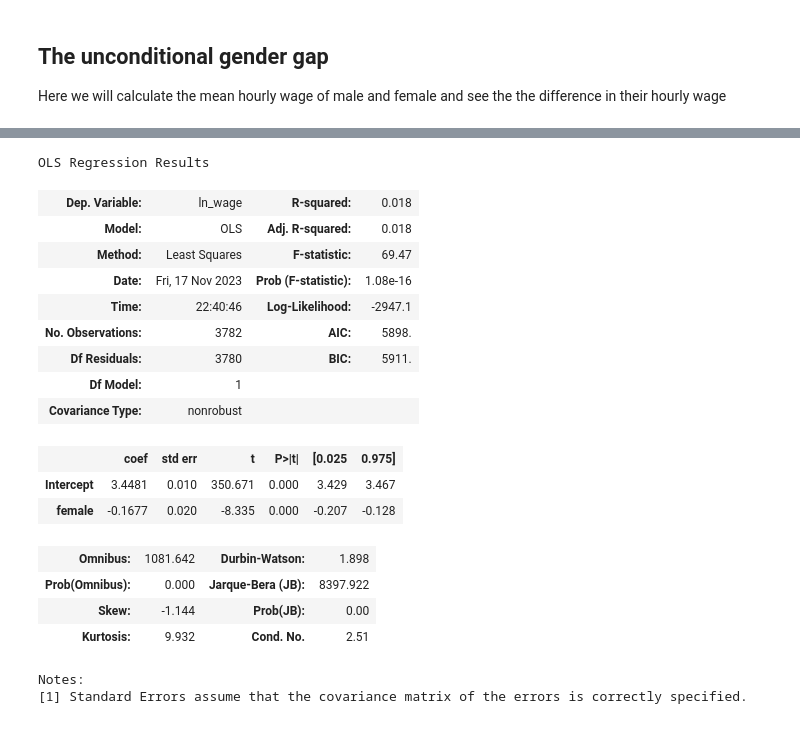
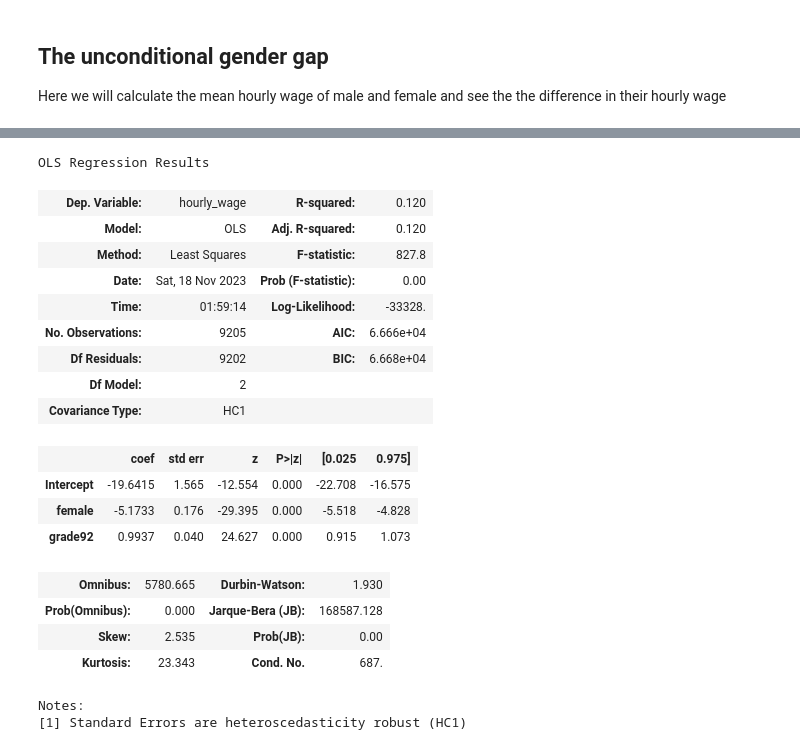
Before and after one commit to viethngn/CEU_MSc_BA_ECBS5142_Data_Analysis_2, a Jupyter notebook: assignment1/assignment1.ipynb, the cells around one changed output, grey strips where cells are left out. Drawn from its saved outputs; the diff is of its cells as text; code cells hidden in the pictures.

```diff
--- a/assignment1/assignment1.ipynb
+++ b/assignment1/assignment1.ipynb
@@ -60,8 +43,8 @@ all_df.head()
 5 rows × 23 columns
 # %%
 # Filter the data for occ2012 between 1010 and 1107
-comp_sample = all_df[(all_df['occ2012'] >= 1010) & (all_df['occ2012'] <= 1107)]
-
+# comp_sample = all_df[(all_df['occ2012'] >= 1010) & (all_df['occ2012'] <= 1107)]
+comp_sample = all_df[(all_df['occ2012'] >= 7700) & (all_df['occ2012'] <= 8965)]
 #drop the all_df
 del(all_df)
 # %%
@@ -115,6 +88,9 @@ edu_level_dict = {
     46: 'Doctorate degree'
 }
 comp_sample['edu_level'] = comp_sample['grade92'].map(edu_level_dict)
+# %%
+# Add the sex_text column for descriptive values
+comp_sample['sex_text'] = comp_sample['female'].apply(lambda x: '[1] female' if x == 1 else '[0] male')
 # %%
 # Add the ln_wage column
 comp_sample['ln_wage'] = np.log(comp_sample['hourly_wage'])
@@ -149,4 +170,9 @@ Unconditional gender wage gap between male and female: 4.764768926311845
 # %%
-comp_sample["female"] = comp_sample["female"].astype(int)  #from boolean to 0,1
-comp_sample["female"].value_counts()
+(
+    ggplot(comp_sample, aes(x='grade92', y='ln_wage')) +
+    geom_point(color=color[0]) +
+    geom_smooth(method='loess', color=color[1], se=False) +
+    labs(x="Education levels", y="ln(wage per hour)") +
+    theme_bw()
+)
 # %% [output]
@@ -157,23 +181,24 @@ Name: count, dtype: int64
 # %%
-reg1 = smf.ols(formula="ln_wage~female", data=comp_sample).fit()
+reg1 = smf.ols(formula="hourly_wage~female+grade92", data=comp_sample).fit(cov_type="HC1")
 reg1.summary()
 # %% [output]
 OLS Regression Results
-| Dep. Variable: | ln_wage | R-squared: | 0.018 |
-| Model: | OLS | Adj. R-squared: | 0.018 |
-| Method: | Least Squares | F-statistic: | 69.47 |
-| Date: | Fri, 17 Nov 2023 | Prob (F-statistic): | 1.08e-16 |
-| Time: | 22:40:46 | Log-Likelihood: | -2947.1 |
-| No. Observations: | 3782 | AIC: | 5898. |
-| Df Residuals: | 3780 | BIC: | 5911. |
-| Df Model: | 1 |  |  |
-| Covariance Type: | nonrobust |  |  |
+| Dep. Variable: | hourly_wage | R-squared: | 0.120 |
+| Model: | OLS | Adj. R-squared: | 0.120 |
+| Method: | Least Squares | F-statistic: | 827.8 |
+| Date: | Sat, 18 Nov 2023 | Prob (F-statistic): | 0.00 |
+| Time: | 01:59:14 | Log-Likelihood: | -33328. |
+| No. Observations: | 9205 | AIC: | 6.666e+04 |
+| Df Residuals: | 9202 | BIC: | 6.668e+04 |
+| Df Model: | 2 |  |  |
+| Covariance Type: | HC1 |  |  |
-|  | coef | std err | t | P>|t| | [0.025 | 0.975] |
-| Intercept | 3.4481 | 0.010 | 350.671 | 0.000 | 3.429 | 3.467 |
-| female | -0.1677 | 0.020 | -8.335 | 0.000 | -0.207 | -0.128 |
+|  | coef | std err | z | P>|z| | [0.025 | 0.975] |
+| Intercept | -19.6415 | 1.565 | -12.554 | 0.000 | -22.708 | -16.575 |
+| female | -5.1733 | 0.176 | -29.395 | 0.000 | -5.518 | -4.828 |
+| grade92 | 0.9937 | 0.040 | 24.627 | 0.000 | 0.915 | 1.073 |
-| Omnibus: | 1081.642 | Durbin-Watson: | 1.898 |
-| Prob(Omnibus): | 0.000 | Jarque-Bera (JB): | 8397.922 |
-| Skew: | -1.144 | Prob(JB): | 0.00 |
-| Kurtosis: | 9.932 | Cond. No. | 2.51 |
+| Omnibus: | 5780.665 | Durbin-Watson: | 1.930 |
+| Prob(Omnibus): | 0.000 | Jarque-Bera (JB): | 168587.128 |
+| Skew: | 2.535 | Prob(JB): | 0.00 |
+| Kurtosis: | 23.343 | Cond. No. | 687. |
 Notes:
-[1] Standard Errors assume that the covariance matrix of the errors is correctly specified.
+[1] Standard Errors are heteroscedasticity robust (HC1)
```
Also changed, not shown: parts of 14 cells of this notebook, 2 other files.
